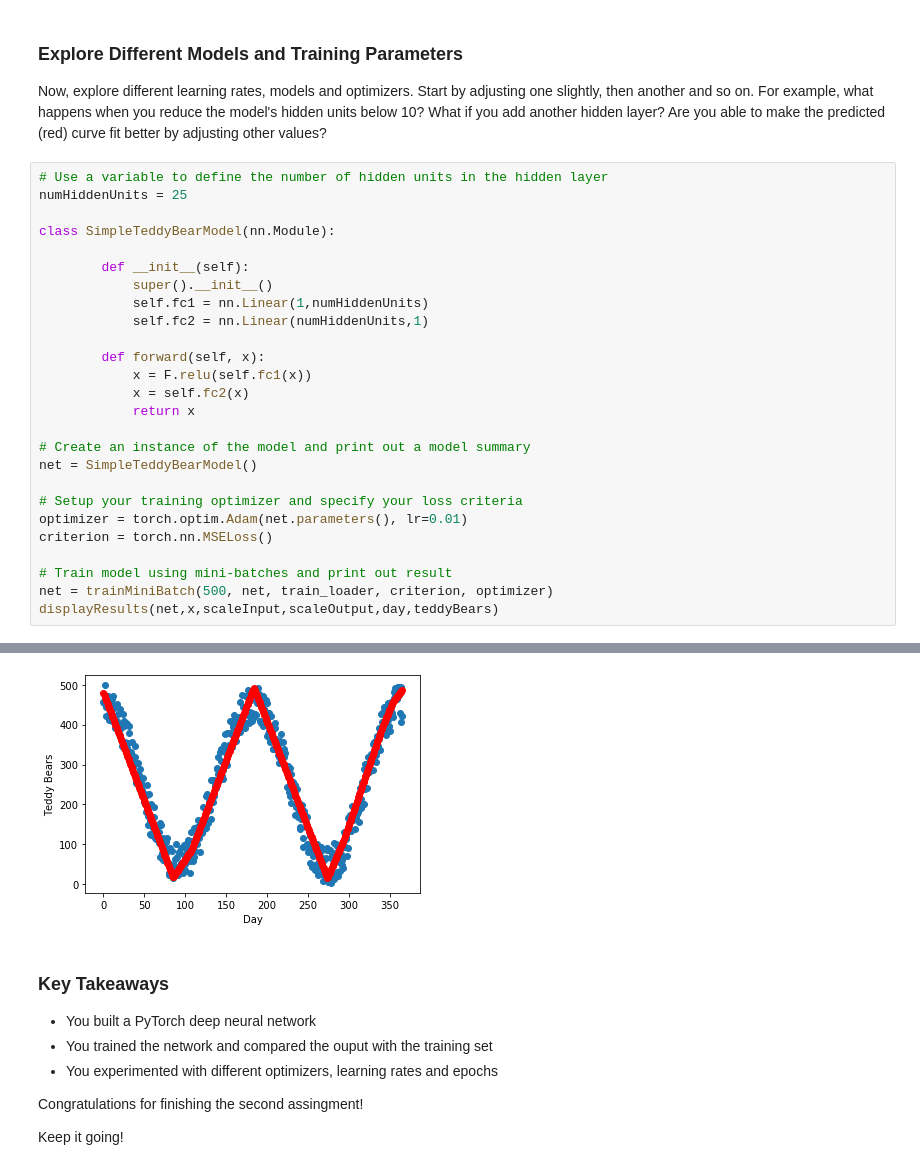
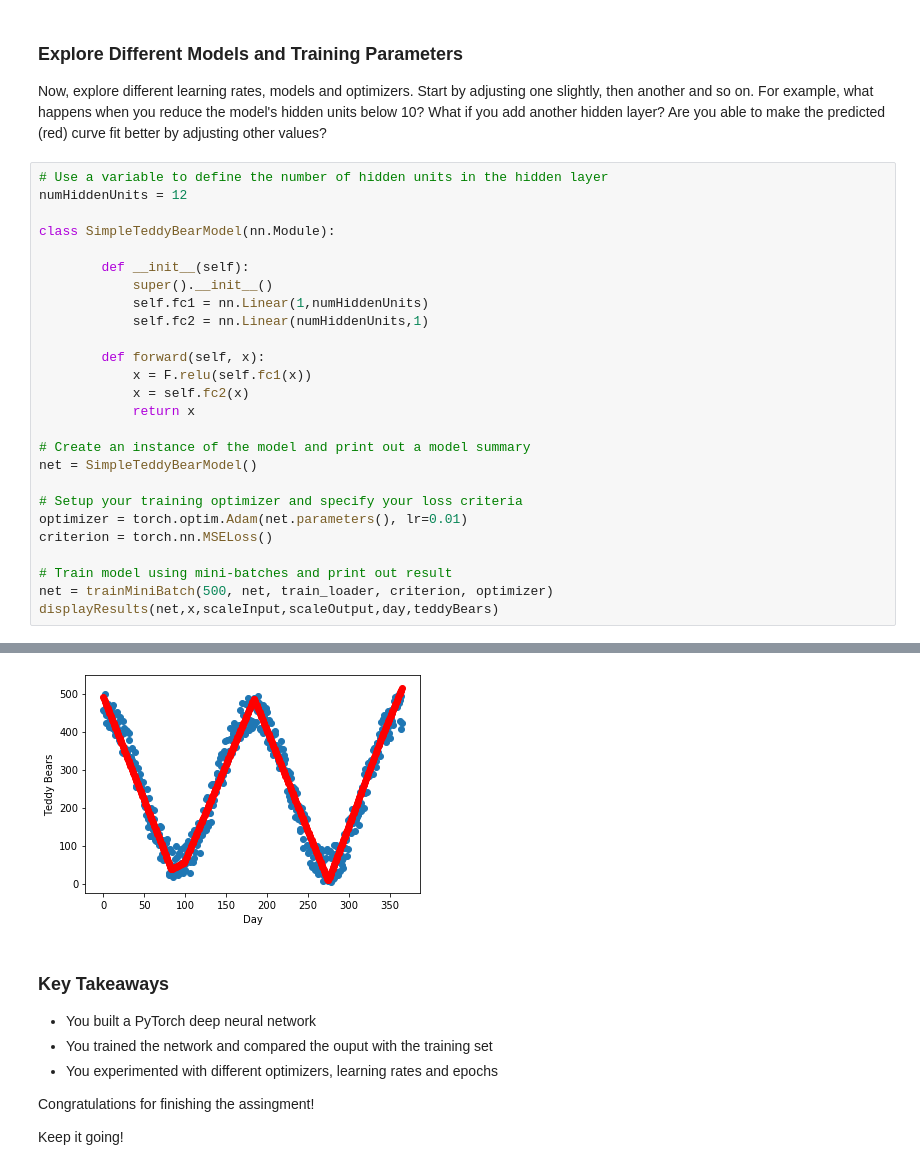
Before and after one commit to LeakyAI/PyTorch-Overview, a Jupyter notebook: Training and Inference - Solution.ipynb, the cells around one changed output, grey strips where cells are left out. Drawn from its saved outputs; the diff is of its cells as text.

```diff
--- a/Training and Inference - Solution.ipynb
+++ b/Training and Inference - Solution.ipynb
@@ -375,7 +375,7 @@ Loss: 0.0035
 Now, explore different learning rates, models and optimizers.  Start by adjusting one slightly, then another and so on.  For example, what happens when you reduce the model's hidden units below 10?  What if you add another hidden layer?   Are you able to make the predicted (red) curve fit better by adjusting other values?
 # %%
 # Use a variable to define the number of hidden units in the hidden layer
-numHiddenUnits = 25
+numHiddenUnits = 12
 
 class SimpleTeddyBearModel(nn.Module):
 
@@ -408,4 +408,4 @@ Loss: 0.0056
-[figure, old version]
+[figure, new version]
 # %% [markdown]
 ### Key Takeaways
 
@@ -413,6 +413,6 @@ Loss: 0.0056
 - You trained the network and compared the ouput with the training set
 - You experimented with different optimizers, learning rates and epochs
 
-Congratulations for finishing the second assingment!
+Congratulations for finishing the assingment!
 
 Keep it going!
```
Also changed, not shown: parts of 4 cells of this notebook.
